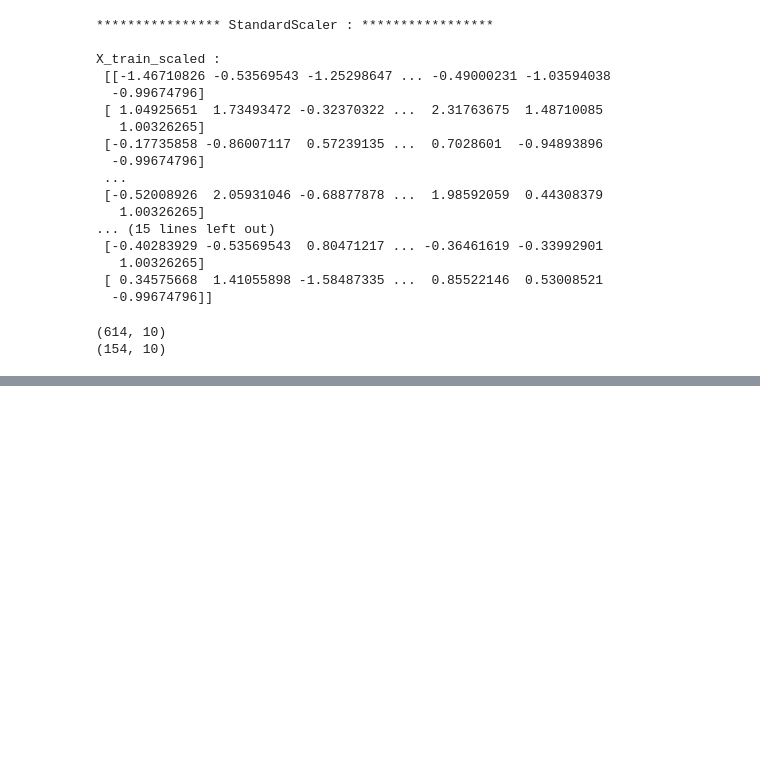
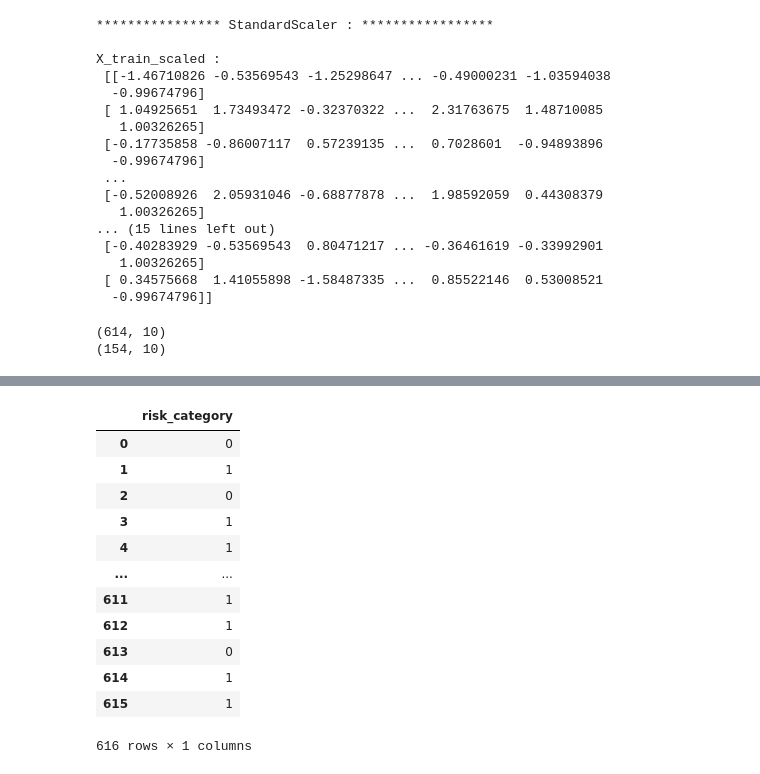
Before and after one commit to bouchramilo/Analysis_and_Prediction_of_the_Risk_of_Diabetes, a Jupyter notebook: Pretraitement.ipynb, the cells around one changed output, grey strips where cells are left out. Saved outputs shown, nothing was run; the diff lists cells and outputs as text; code cells hidden in the pictures; blank space fills up the shorter version.

```diff
--- a/Pretraitement.ipynb
+++ b/Pretraitement.ipynb
@@ -963,0 +1004,16 @@ print(X_test_scaled.shape)
+# %%
+pd.DataFrame(y_train_resampled)
+# %% [output]
+|  | risk_category |
+| 0 | 0 |
+| 1 | 1 |
+| 2 | 0 |
+| 3 | 1 |
+| 4 | 1 |
+| ... | ... |
+| 611 | 1 |
+| 612 | 1 |
+| 613 | 0 |
+| 614 | 1 |
+| 615 | 1 |
+616 rows × 1 columns
```
Also changed, not shown: parts of 7 cells of this notebook.
